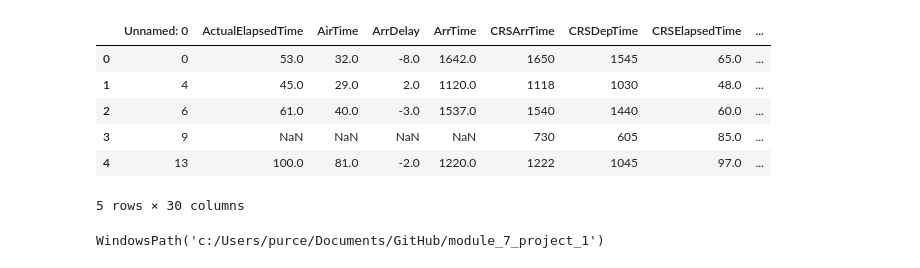
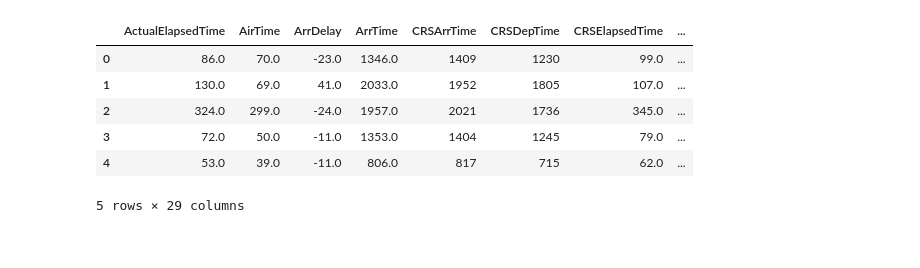
Before and after one commit to purcellcjp/module_7_project_1, a Jupyter notebook: main.ipynb, the cells around one changed output. Drawn from its saved outputs; the diff is of its cells as text; code cells hidden in the pictures.

```diff
--- a/main.ipynb
+++ b/main.ipynb
@@ -10,18 +12,17 @@ import os
 # %%
-df = Path('Data/airline_2000_2005.csv')
+from io import StringIO
+
+df = Path('../module_7_project_1/airlines_2000_2008_iad_origin.csv')
+carriers_df = ('../module_7_project_1/carriers.csv')
 
 df = pd.read_csv(df)
 
 df.head()
 # %% [output]
-|  | Unnamed: 0 | ActualElapsedTime | AirTime | ArrDelay | ArrTime | CRSArrTime | CRSDepTime | CRSElapsedTime | ... |
-| 0 | 0 | 53.0 | 32.0 | -8.0 | 1642.0 | 1650 | 1545 | 65.0 | ... |
-| 1 | 4 | 45.0 | 29.0 | 2.0 | 1120.0 | 1118 | 1030 | 48.0 | ... |
-| 2 | 6 | 61.0 | 40.0 | -3.0 | 1537.0 | 1540 | 1440 | 60.0 | ... |
-| 3 | 9 | NaN | NaN | NaN | NaN | 730 | 605 | 85.0 | ... |
-| 4 | 13 | 100.0 | 81.0 | -2.0 | 1220.0 | 1222 | 1045 | 97.0 | ... |
+|  | ActualElapsedTime | AirTime | ArrDelay | ArrTime | CRSArrTime | CRSDepTime | CRSElapsedTime | ... |
+| 0 | 86.0 | 70.0 | -23.0 | 1346.0 | 1409 | 1230 | 99.0 | ... |
+| 1 | 130.0 | 69.0 | 41.0 | 2033.0 | 1952 | 1805 | 107.0 | ... |
+| 2 | 324.0 | 299.0 | -24.0 | 1957.0 | 2021 | 1736 | 345.0 | ... |
+| 3 | 72.0 | 50.0 | -11.0 | 1353.0 | 1404 | 1245 | 79.0 | ... |
+| 4 | 53.0 | 39.0 | -11.0 | 806.0 | 817 | 715 | 62.0 | ... |
-5 rows × 30 columns
+5 rows × 29 columns
-# %%
-Path.cwd()
-# %% [output]
-WindowsPath('c:/Users/purce/Documents/GitHub/module_7_project_1')
```
Also changed, not shown: parts of 13 cells of this notebook, 5 other files.
